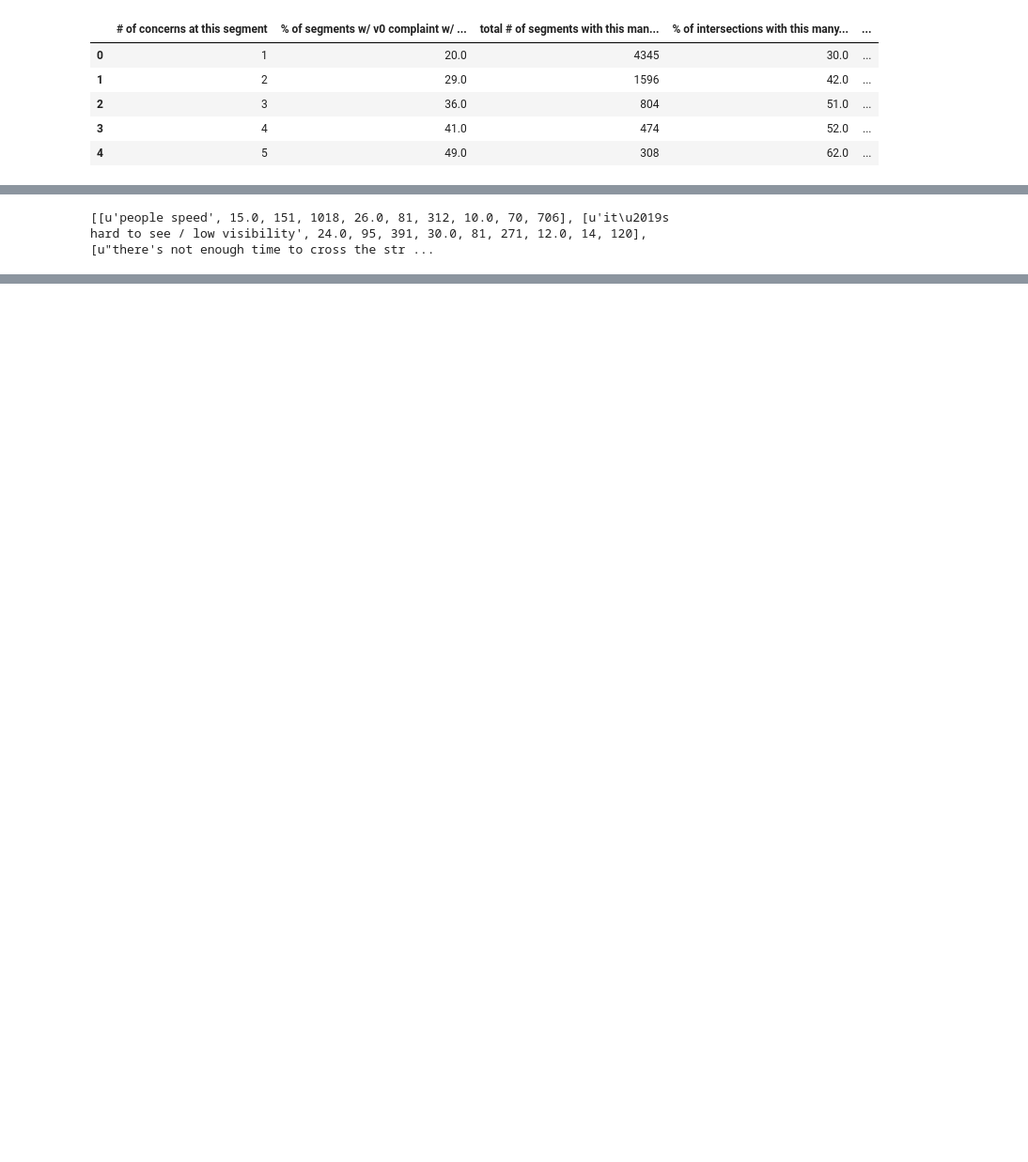
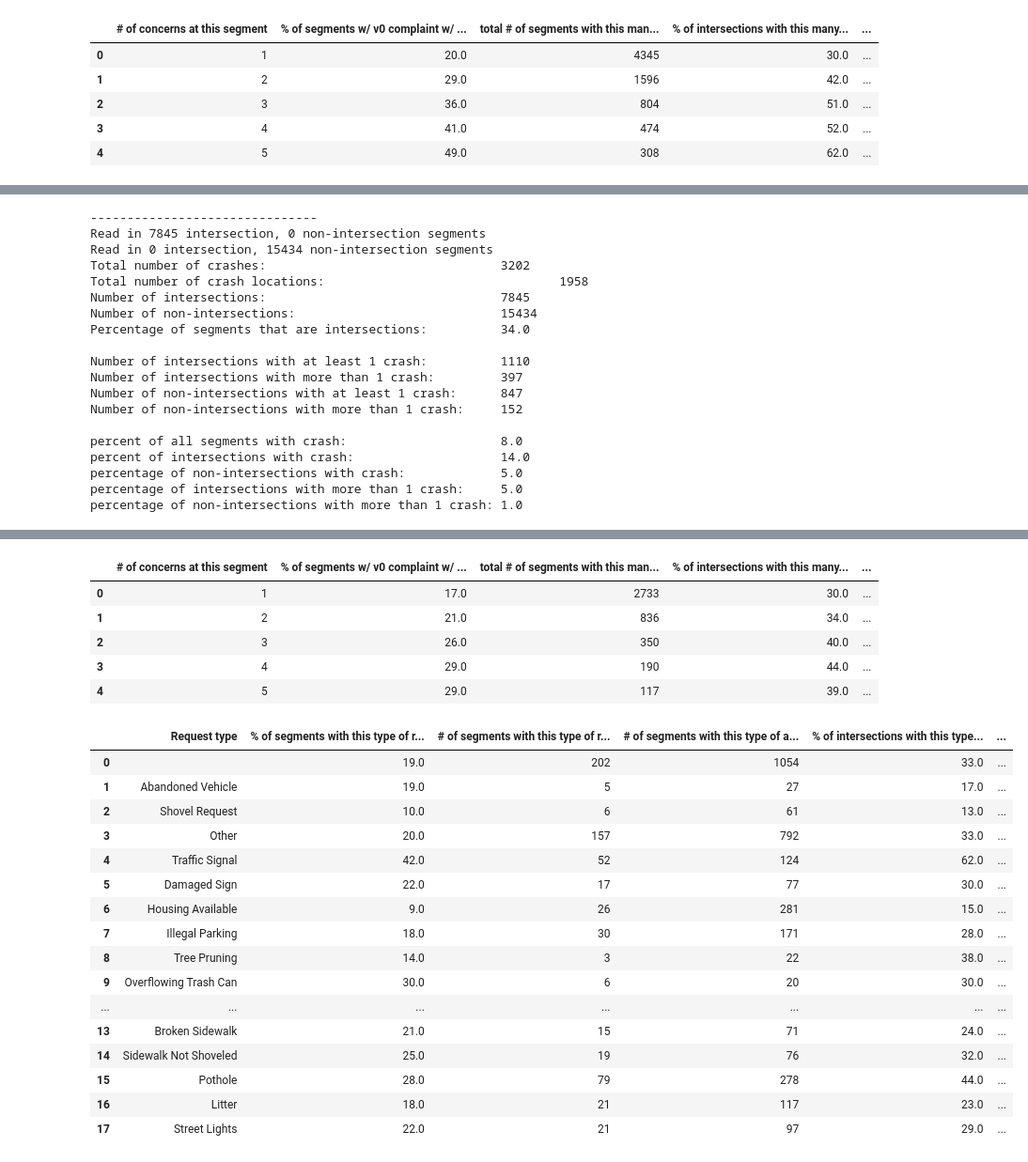
Before and after one commit to insight-lane/crash-model, a Jupyter notebook: notebooks/vision_zero_analysis.ipynb, the cells around one changed output, grey strips where cells are left out. Shown at 94% size. Drawn from its saved outputs; the diff is of its cells as text; code cells hidden in the pictures; blank space fills up the shorter version.

Commit message:
A little more clenup for analysis notebook

```diff
--- a/notebooks/vision_zero_analysis.ipynb
+++ b/notebooks/vision_zero_analysis.ipynb
@@ -123,6 +118,8 @@ def print_analysis_for_city(dir, crash_file, concern_file, category_field='REQUE
 # %%
 print_analysis_for_city('../osm-data', 'crash_joined.json', 'concern_joined.json', years=[2016])
 print "-------------------------------"
+print_analysis_for_city('../osm-data',
+                        'crash_joined.json', 'see_click_fix_joined.json', category_field='type', years=[2016], cutoff=20)
 # %% [output]
 Read in 7845 intersection, 0 non-intersection segments
 Read in 0 intersection, 15434 non-intersection segments
@@ -151 +164,19 @@ percentage of non-intersections with more than 1 crash: 1.0
-[[u'people speed', 15.0, 151, 1018, 26.0, 81, 312, 10.0, 70, 706], [u'it\u2019s hard to see / low visibility', 24.0, 95, 391, 30.0, 81, 271, 12.0, 14, 120], [u"there's not enough time to cross the str ...
+-------------------------------
+Read in 7845 intersection, 0 non-intersection segments
+Read in 0 intersection, 15434 non-intersection segments
+Total number of crashes:                                3202
+Total number of crash locations:                                1958
+Number of intersections:                                7845
+Number of non-intersections:                            15434
+Percentage of segments that are intersections:          34.0
+
+Number of intersections with at least 1 crash:          1110
+Number of intersections with more than 1 crash:         397
+Number of non-intersections with at least 1 crash:      847
+Number of non-intersections with more than 1 crash:     152
+
+percent of all segments with crash:                     8.0
+percent of intersections with crash:                    14.0
+percentage of non-intersections with crash:             5.0
+percentage of intersections with more than 1 crash:     5.0
+percentage of non-intersections with more than 1 crash: 1.0
@@ -167,0 +183,23 @@ percentage of non-intersections with more than 1 crash: 1.0
+|  | # of concerns at this segment | % of segments w/ v0 complaint w/ ... | total # of segments with this man... | % of intersections with this many... | ... |
+| 0 | 1 | 17.0 | 2733 | 30.0 | ... |
+| 1 | 2 | 21.0 | 836 | 34.0 | ... |
+| 2 | 3 | 26.0 | 350 | 40.0 | ... |
+| 3 | 4 | 29.0 | 190 | 44.0 | ... |
+| 4 | 5 | 29.0 | 117 | 39.0 | ... |
+|  | Request type | % of segments with this type of r... | # of segments with this type of r... | # of segments with this type of a... | % of intersections with this type... | ... |
+| 0 |  | 19.0 | 202 | 1054 | 33.0 | ... |
+| 1 | Abandoned Vehicle | 19.0 | 5 | 27 | 17.0 | ... |
+| 2 | Shovel Request | 10.0 | 6 | 61 | 13.0 | ... |
+| 3 | Other | 20.0 | 157 | 792 | 33.0 | ... |
+| 4 | Traffic Signal | 42.0 | 52 | 124 | 62.0 | ... |
+| 5 | Damaged Sign | 22.0 | 17 | 77 | 30.0 | ... |
+| 6 | Housing Available | 9.0 | 26 | 281 | 15.0 | ... |
+| 7 | Illegal Parking | 18.0 | 30 | 171 | 28.0 | ... |
+| 8 | Tree Pruning | 14.0 | 3 | 22 | 38.0 | ... |
+| 9 | Overflowing Trash Can | 30.0 | 6 | 20 | 30.0 | ... |
+| ... | ... | ... | ... | ... | ... | ... |
+| 13 | Broken Sidewalk | 21.0 | 15 | 71 | 24.0 | ... |
+| 14 | Sidewalk Not Shoveled | 25.0 | 19 | 76 | 32.0 | ... |
+| 15 | Pothole | 28.0 | 79 | 278 | 44.0 | ... |
+| 16 | Litter | 18.0 | 21 | 117 | 23.0 | ... |
+| 17 | Street Lights | 22.0 | 21 | 97 | 29.0 | ... |
```
Also changed, not shown: parts of 2 cells of this notebook.
